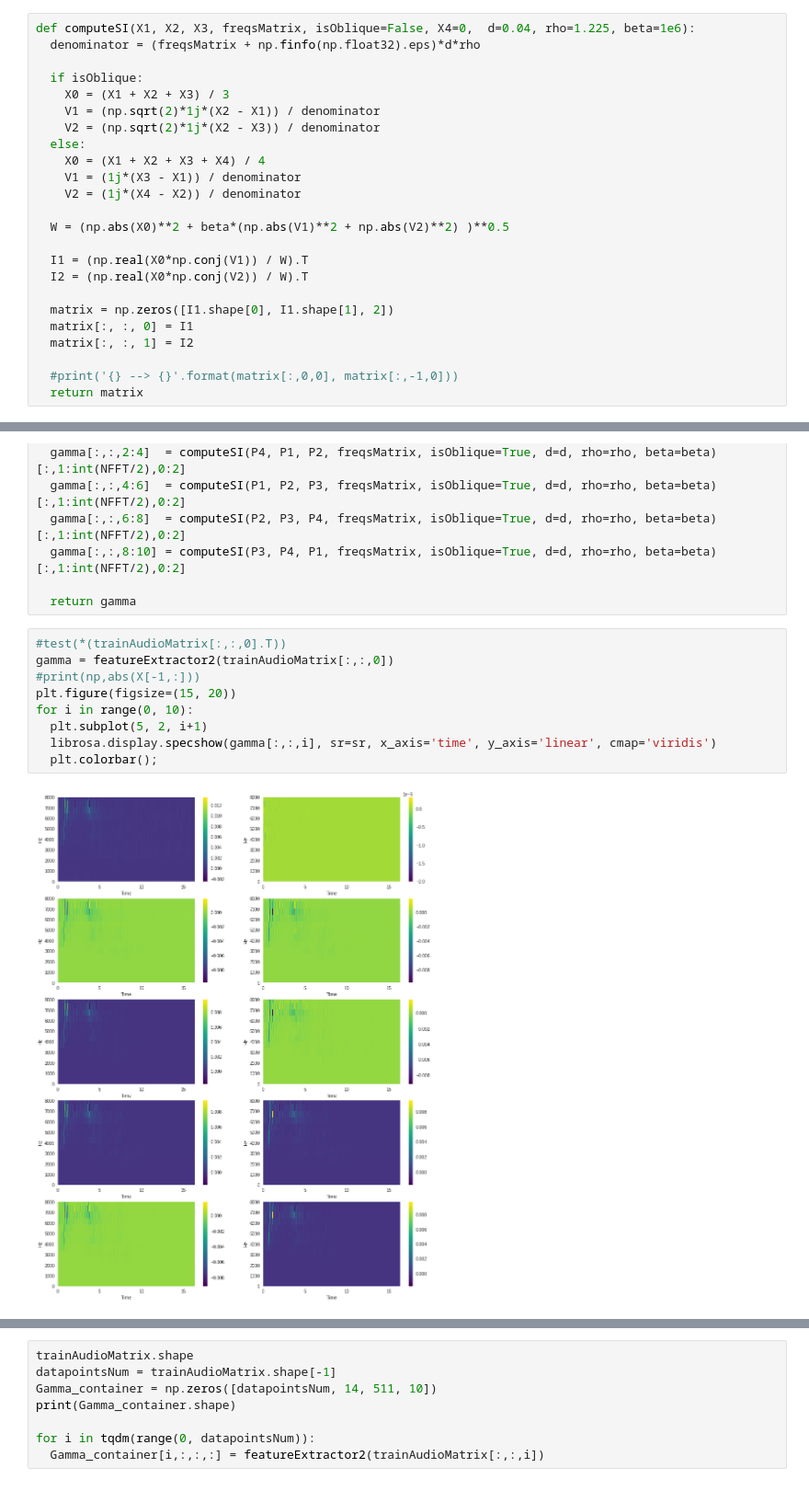
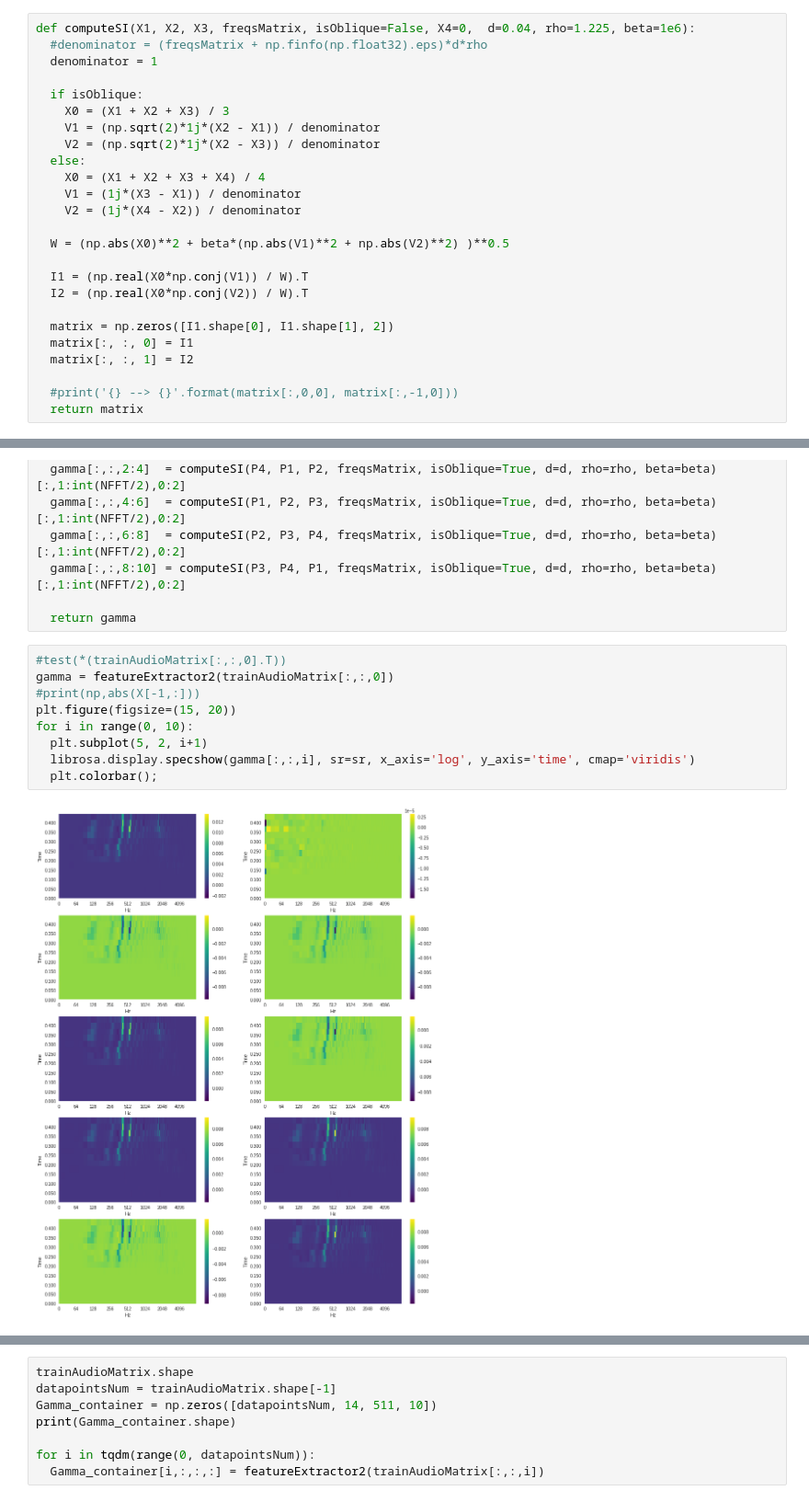
Before and after one commit to RobertoAlessandri/CNN_DOA, a Jupyter notebook: FeatureExtraction_NN.ipynb, the cells around one changed output, grey strips where cells are left out. Shown: that part at 92% size. Saved outputs shown, nothing was run; the diff lists cells and outputs as text.

```diff
--- a/FeatureExtraction_NN.ipynb
+++ b/FeatureExtraction_NN.ipynb
@@ -247,6 +144,7 @@ print(a[0:2,:])
 # %%
 def computeSI(X1, X2, X3, freqsMatrix, isOblique=False, X4=0,  d=0.04, rho=1.225, beta=1e6):
-  denominator = (freqsMatrix + np.finfo(np.float32).eps)*d*rho
+  #denominator = (freqsMatrix + np.finfo(np.float32).eps)*d*rho
+  denominator = 1
 
   if isOblique:
     X0 = (X1 + X2 + X3) / 3
@@ -301,11 +199,11 @@ def featureExtractor2(micSignals, d=0.04, rho=1.225, NFFT=1024, sr=16000, beta=1
 # %%
 #test(*(trainAudioMatrix[:,:,0].T))
 gamma = featureExtractor2(trainAudioMatrix[:,:,0])
 #print(np,abs(X[-1,:]))
 plt.figure(figsize=(15, 20))
 for i in range(0, 10):
   plt.subplot(5, 2, i+1)
-  librosa.display.specshow(gamma[:,:,i], sr=sr, x_axis='time', y_axis='linear', cmap='viridis')
+  librosa.display.specshow(gamma[:,:,i], sr=sr, x_axis='log', y_axis='time', cmap='viridis')
   plt.colorbar();
 # %% [output]
-[figure, old version]
+[figure, new version]
```
Also changed, not shown: parts of 81 cells of this notebook.
